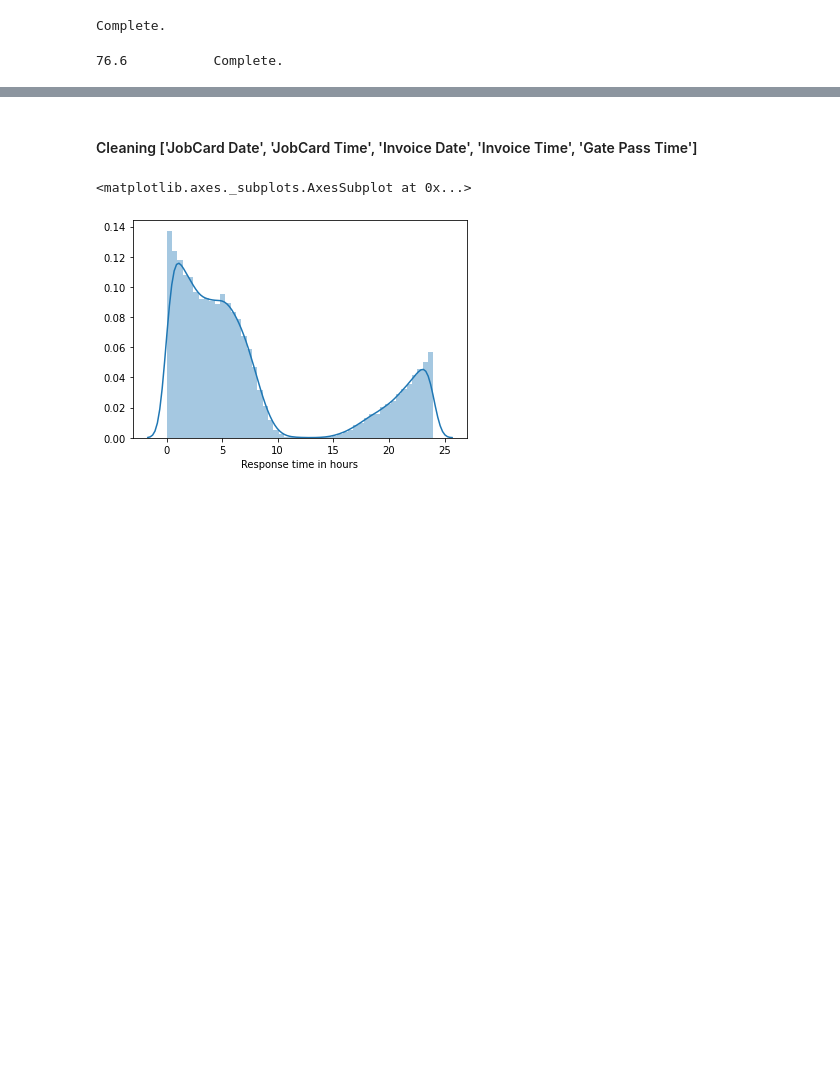
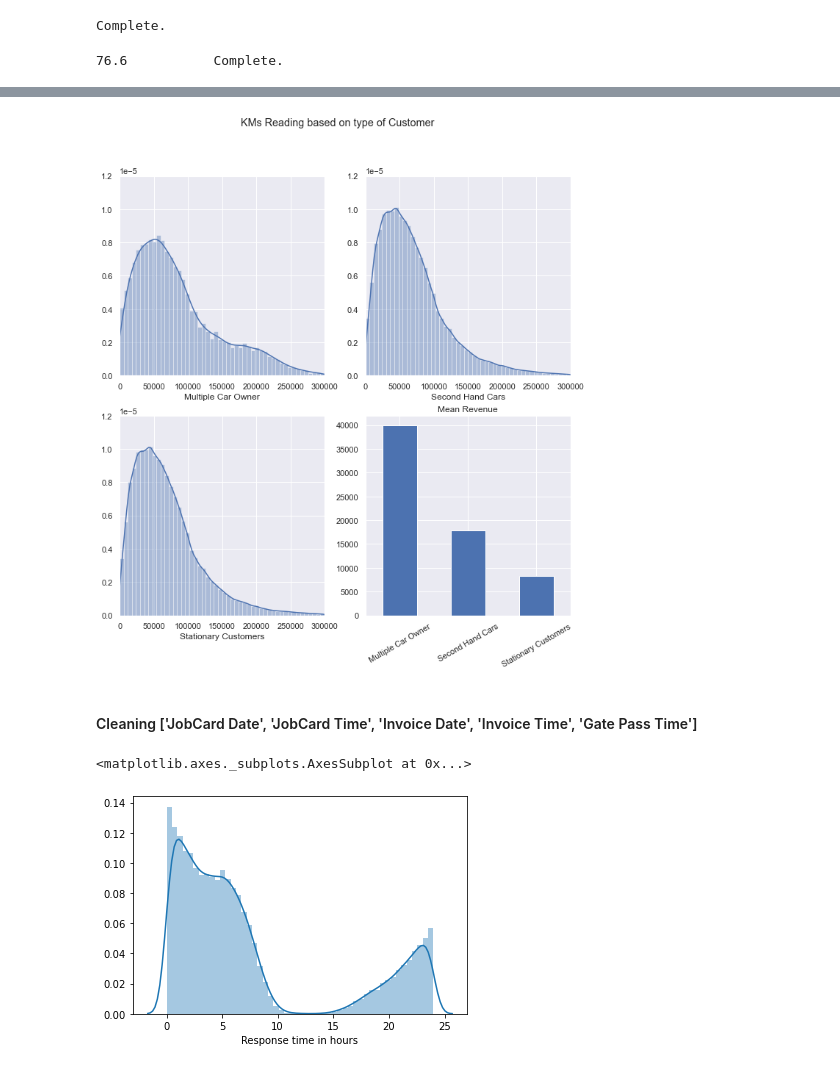
Before and after one commit to aditya-jagdev/Mahindra-First-Choice-Data-Analysis, a Jupyter notebook: 1. Data Cleaning and Feature Engineering.ipynb, the cells around one changed output, grey strips where cells are left out. Saved outputs shown, nothing was run; the diff lists cells and outputs as text; code cells hidden in the pictures; blank space fills up the shorter version.

```diff
--- a/1. Data Cleaning and Feature Engineering.ipynb
+++ b/1. Data Cleaning and Feature Engineering.ipynb
@@ -637,3 +728,47 @@ invoice.tail()
+# %%
+height = 11
+width = 11
+
+fig, ax = plt.subplots(nrows=2, ncols=2, figsize=(width, height))
+_ = fig.suptitle('KMs Reading based on type of Customer')
+
+for i, ax_ in enumerate(ax.ravel()):
+    if i == 3:
+        continue
+    _ = ax_.set_xlim(0, 300000)
+    _ = ax_.set_ylim(0, 1.2*1e-5)
+
+mask = (invoice['Cars Owned Count'] > 1)
+_ = sns.distplot(invoice[mask]['KMs Reading'],
+                 ax=ax[0][0],
+                 axlabel='Multiple Car Owner',)
+
+mask = (invoice['First_Hand_Owner'] == 0)
+_ = sns.distplot(invoice[mask]['KMs Reading'],
+                 ax=ax[0][1],
+                 axlabel='Second Hand Cars',)
+
+mask = (invoice['Plants visited by Car'] == invoice['Plants visited by Customer'])
+_ = sns.distplot(invoice[mask]['KMs Reading'],
+                 ax=ax[1][0],
+                 axlabel='Stationary Customers',)
+
+_ = []
+
+mask = (invoice['Plants visited by Car'] < invoice['Plants visited by Customer'])
+_.append(invoice[mask]['Total Amt Wtd Tax.'].sum() / invoice[mask]['Customer No.'].nunique())
+
+mask = (invoice['Plants visited by Car'] > invoice['Plants visited by Customer'])
+_.append(invoice[mask]['Total Amt Wtd Tax.'].sum() / invoice[mask]['Customer No.'].nunique())
+
+mask = (invoice['Plants visited by Car'] == invoice['Plants visited by Customer'])
+_.append(invoice[mask]['Total Amt Wtd Tax.'].sum() / invoice[mask]['Customer No.'].nunique())
+
+_ = pd.Series(_, index=['Multiple Car Owner', 'Second Hand Cars', 'Stationary Customers']) \
+        .plot(kind='bar', ax=ax[1][1], title='Mean Revenue')
+_ = plt.xticks(rotation=30)
+# %% [output]
+[figure, added]
 # %% [markdown]
 #### Cleaning ['JobCard Date', 'JobCard Time', 'Invoice Date', 'Invoice Time', 'Gate Pass Time']
 # %%
```
Also changed, not shown: parts of 22 cells of this notebook.
